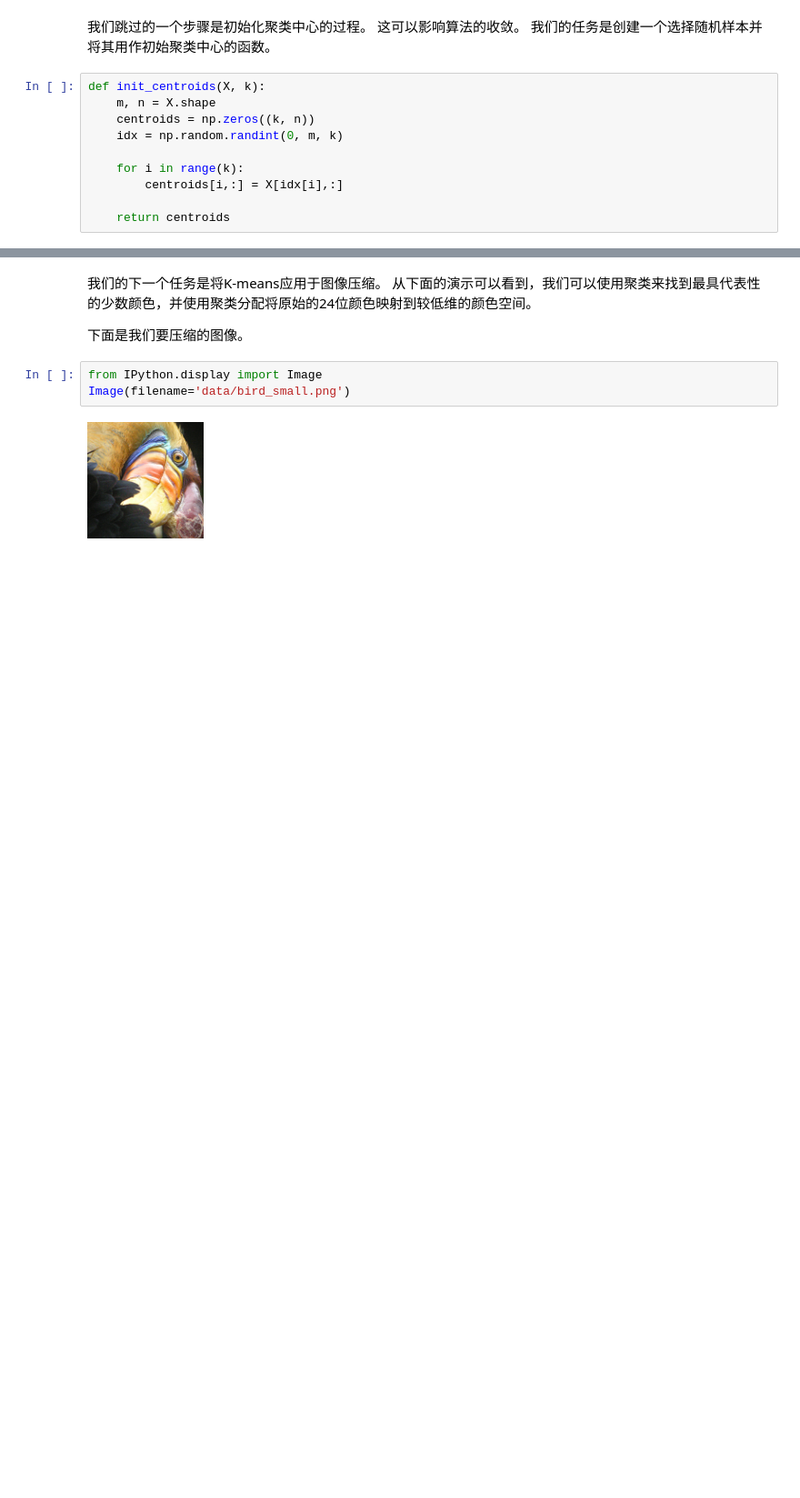
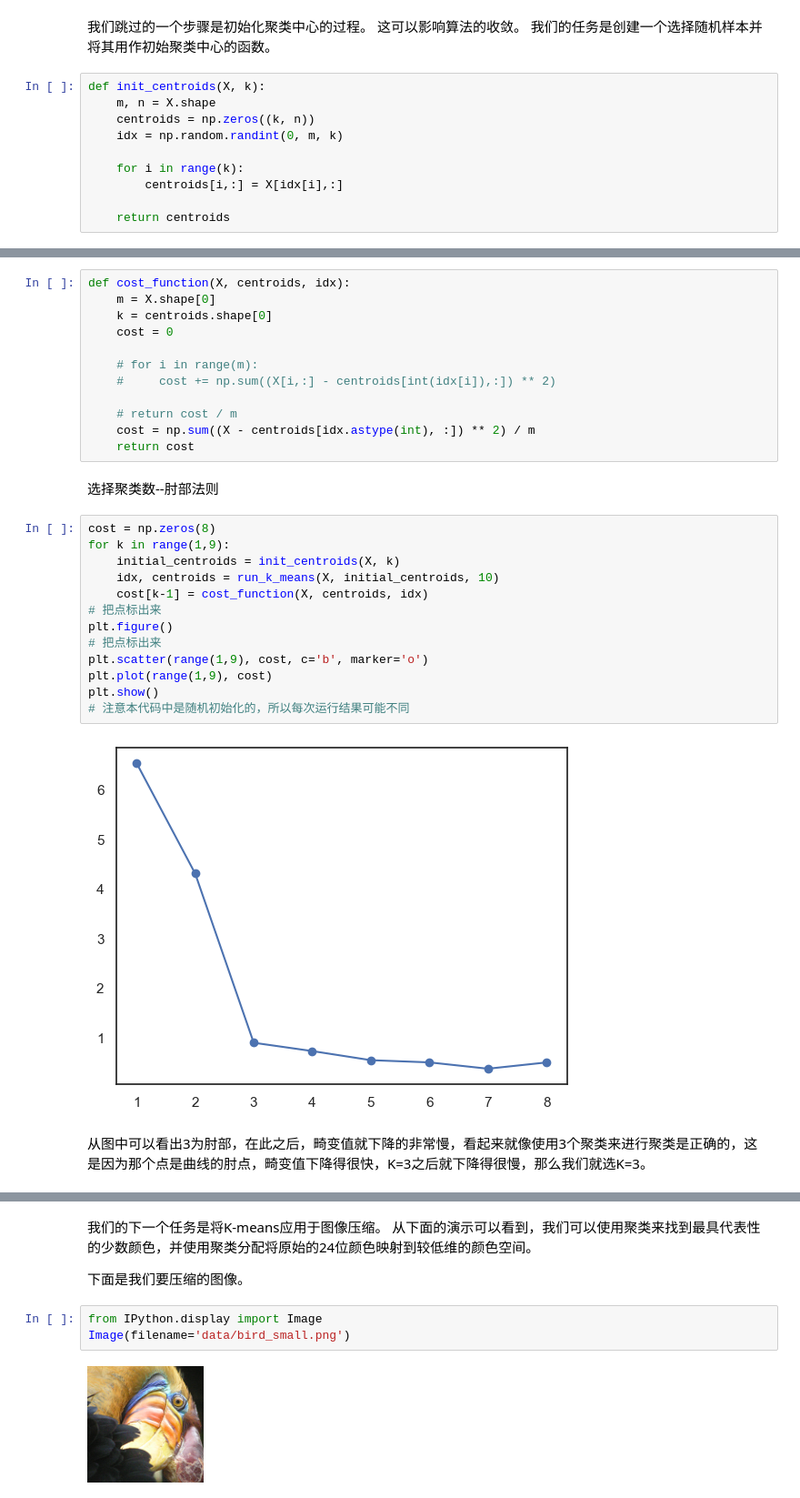
Before and after one commit to surpoloyang/Coursera-ML-AndrewNg-Notes, a Jupyter notebook: code/ex7-kmeans and PCA/ML-Exercise7.ipynb, the cells around one changed output, grey strips where cells are left out. Shown at 91% size. Saved outputs shown, nothing was run; the diff lists cells and outputs as text; blank space fills up the shorter version.

```diff
--- a/code/ex7-kmeans and PCA/ML-Exercise7.ipynb
+++ b/code/ex7-kmeans and PCA/ML-Exercise7.ipynb
@@ -142,0 +165,31 @@ array([[2.4051802 , 1.11778123],
+# %%
+def cost_function(X, centroids, idx):
+    m = X.shape[0]
+    k = centroids.shape[0]
+    cost = 0
+
+    # for i in range(m):
+    #     cost += np.sum((X[i,:] - centroids[int(idx[i]),:]) ** 2)
+
+    # return cost / m
+    cost = np.sum((X - centroids[idx.astype(int), :]) ** 2) / m
+    return cost
+# %% [markdown]
+选择聚类数--肘部法则
+# %%
+cost = np.zeros(8)
+for k in range(1,9):
+    initial_centroids = init_centroids(X, k)
+    idx, centroids = run_k_means(X, initial_centroids, 10)
+    cost[k-1] = cost_function(X, centroids, idx)
+# 把点标出来
+plt.figure()
+# 把点标出来
+plt.scatter(range(1,9), cost, c='b', marker='o')
+plt.plot(range(1,9), cost)
+plt.show()
+# 注意本代码中是随机初始化的，所以每次运行结果可能不同
+# %% [output]
+[figure, added]
+# %% [markdown]
+从图中可以看出3为肘部，在此之后，畸变值就下降的非常慢，看起来就像使用3个聚类来进行聚类是正确的，这是因为那个点是曲线的肘点，畸变值下降得很快，K=3之后就下降得很慢，那么我们就选K=3。
```
Also changed, not shown: parts of 5 cells of this notebook.
